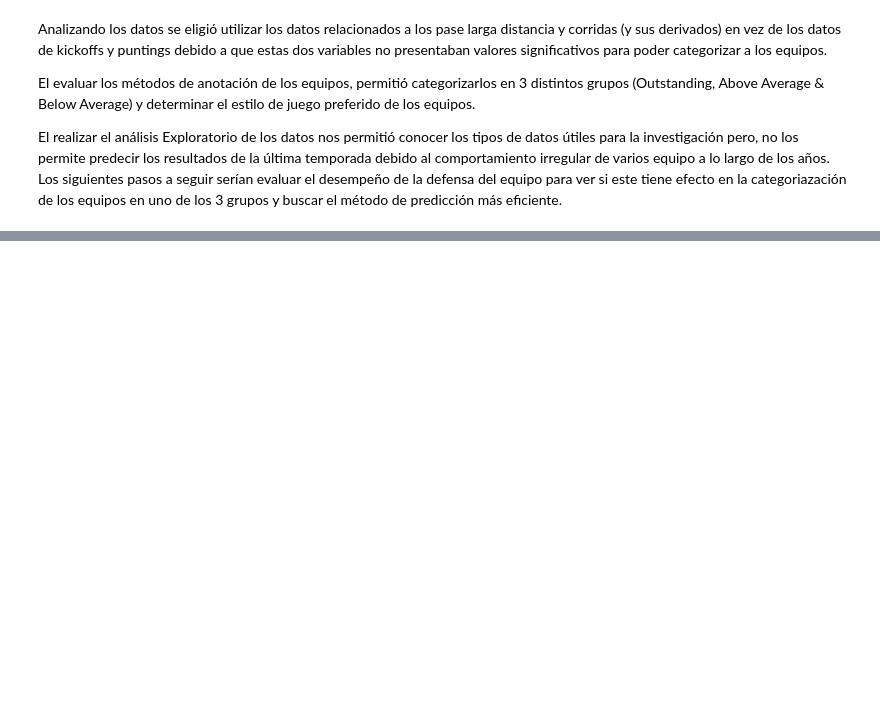
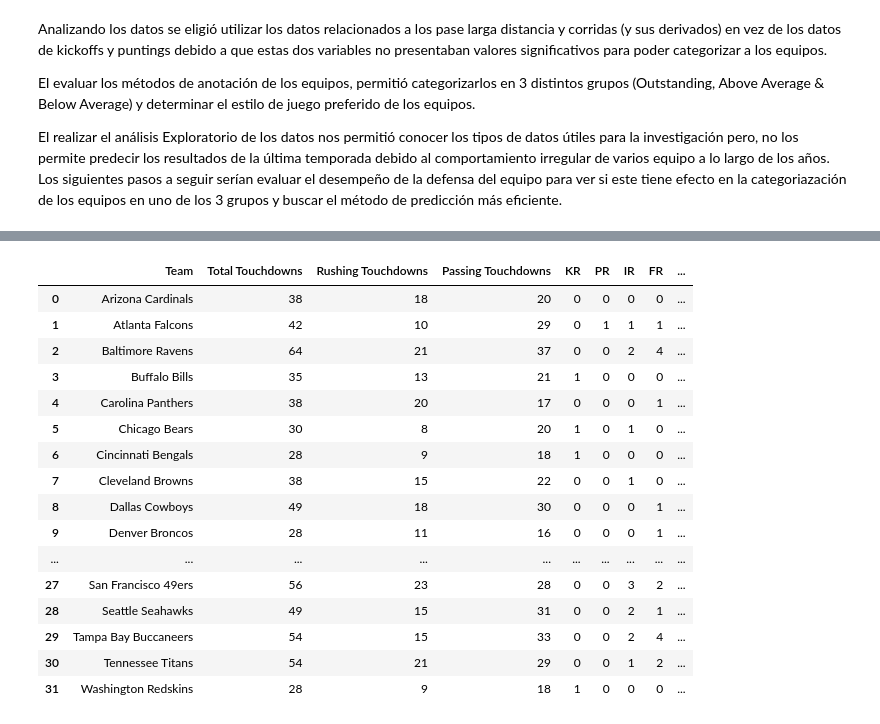
Before and after one commit to dieterdewit/MINERIA-DE-DATOS-Proyecto-Analisis-Exploratorio, a Jupyter notebook: mineria nfl/Proyecto.ipynb, the cells around one changed output, grey strips where cells are left out. Cells and saved outputs as stored; diff of their text form; code cells hidden in the pictures; blank space fills up the shorter version.

Commit message:
Redes

```diff
--- a/mineria nfl/Proyecto.ipynb
+++ b/mineria nfl/Proyecto.ipynb
@@ -43,6 +43,9 @@ dataset_scoring_2019 = pd.read_csv('ofensiva/2019/scoring2019.csv')
 dataset_passing_2019 = pd.read_csv('ofensiva/2019/passing2019.csv')
 dataset_downs_2019 = pd.read_csv('ofensiva/2019/downs2019.csv')
 dataset_rushing_2019 = pd.read_csv('ofensiva/2019/rushing2019.csv')
+
+dataset_train_redes = pd.read_csv('ofensiva/scoring_redestrain.csv')
+scoring_data_2019 = pd.read_csv('ofensiva/scoring_data_2019.csv')
 # %% [markdown]
 # Descripción de datos
 # %% [raw]
@@ -858,0 +880,20 @@ El realizar el análisis Exploratorio de los datos nos permitió conocer los tip
+# %%
+scoring_data_2019
+# %% [output]
+|  | Team | Total Touchdowns | Rushing Touchdowns | Passing Touchdowns | KR | PR | IR | FR | ... |
+| 0 | Arizona Cardinals | 38 | 18 | 20 | 0 | 0 | 0 | 0 | ... |
+| 1 | Atlanta Falcons | 42 | 10 | 29 | 0 | 1 | 1 | 1 | ... |
+| 2 | Baltimore Ravens | 64 | 21 | 37 | 0 | 0 | 2 | 4 | ... |
+| 3 | Buffalo Bills | 35 | 13 | 21 | 1 | 0 | 0 | 0 | ... |
+| 4 | Carolina Panthers | 38 | 20 | 17 | 0 | 0 | 0 | 1 | ... |
+| 5 | Chicago Bears | 30 | 8 | 20 | 1 | 0 | 1 | 0 | ... |
+| 6 | Cincinnati Bengals | 28 | 9 | 18 | 1 | 0 | 0 | 0 | ... |
+| 7 | Cleveland Browns | 38 | 15 | 22 | 0 | 0 | 1 | 0 | ... |
+| 8 | Dallas Cowboys | 49 | 18 | 30 | 0 | 0 | 0 | 1 | ... |
+| 9 | Denver Broncos | 28 | 11 | 16 | 0 | 0 | 0 | 1 | ... |
+| ... | ... | ... | ... | ... | ... | ... | ... | ... | ... |
+| 27 | San Francisco 49ers | 56 | 23 | 28 | 0 | 0 | 3 | 2 | ... |
+| 28 | Seattle Seahawks | 49 | 15 | 31 | 0 | 0 | 2 | 1 | ... |
+| 29 | Tampa Bay Buccaneers | 54 | 15 | 33 | 0 | 0 | 2 | 4 | ... |
+| 30 | Tennessee Titans | 54 | 21 | 29 | 0 | 0 | 1 | 2 | ... |
+| 31 | Washington Redskins | 28 | 9 | 18 | 1 | 0 | 0 | 0 | ... |
```
Also changed, not shown: parts of 21 cells of this notebook, 5 other files.
